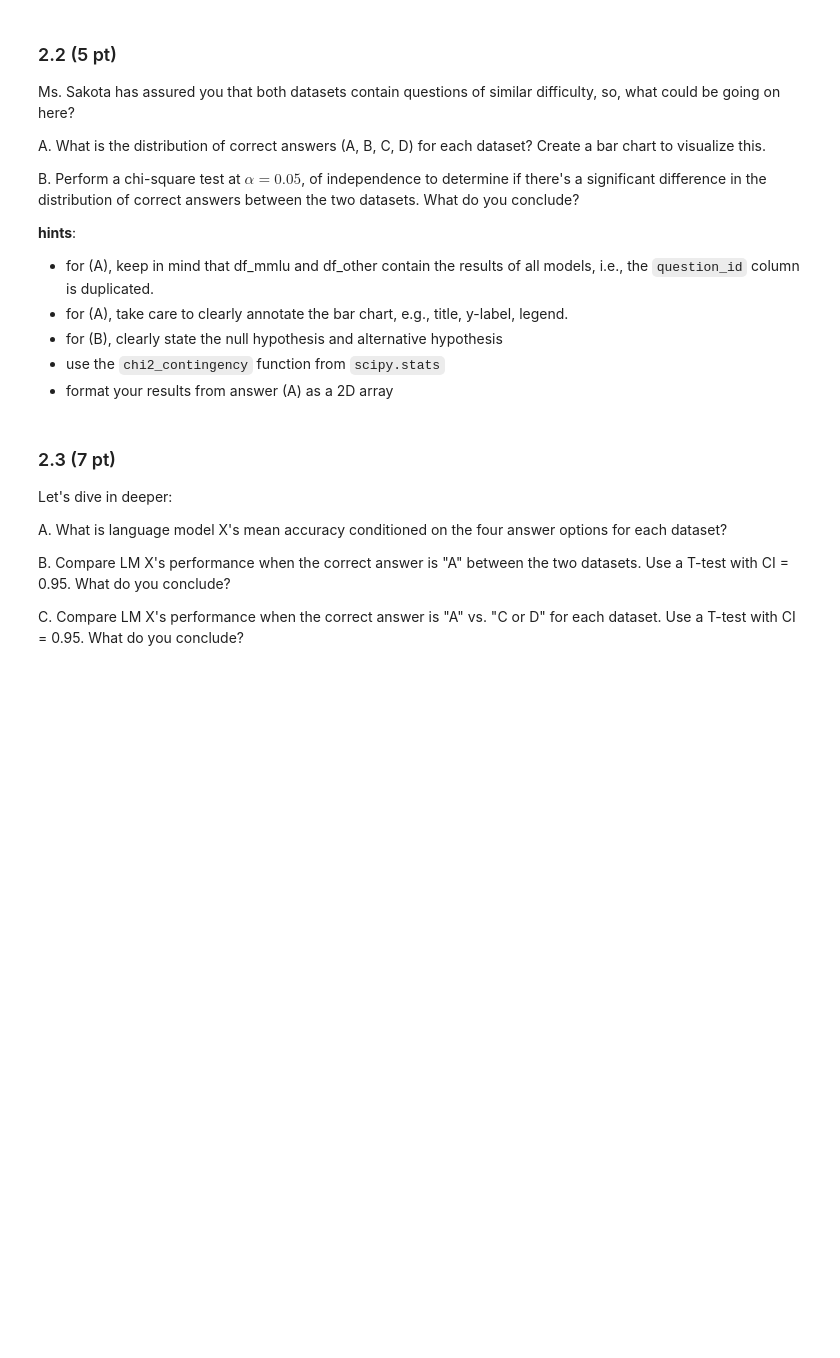
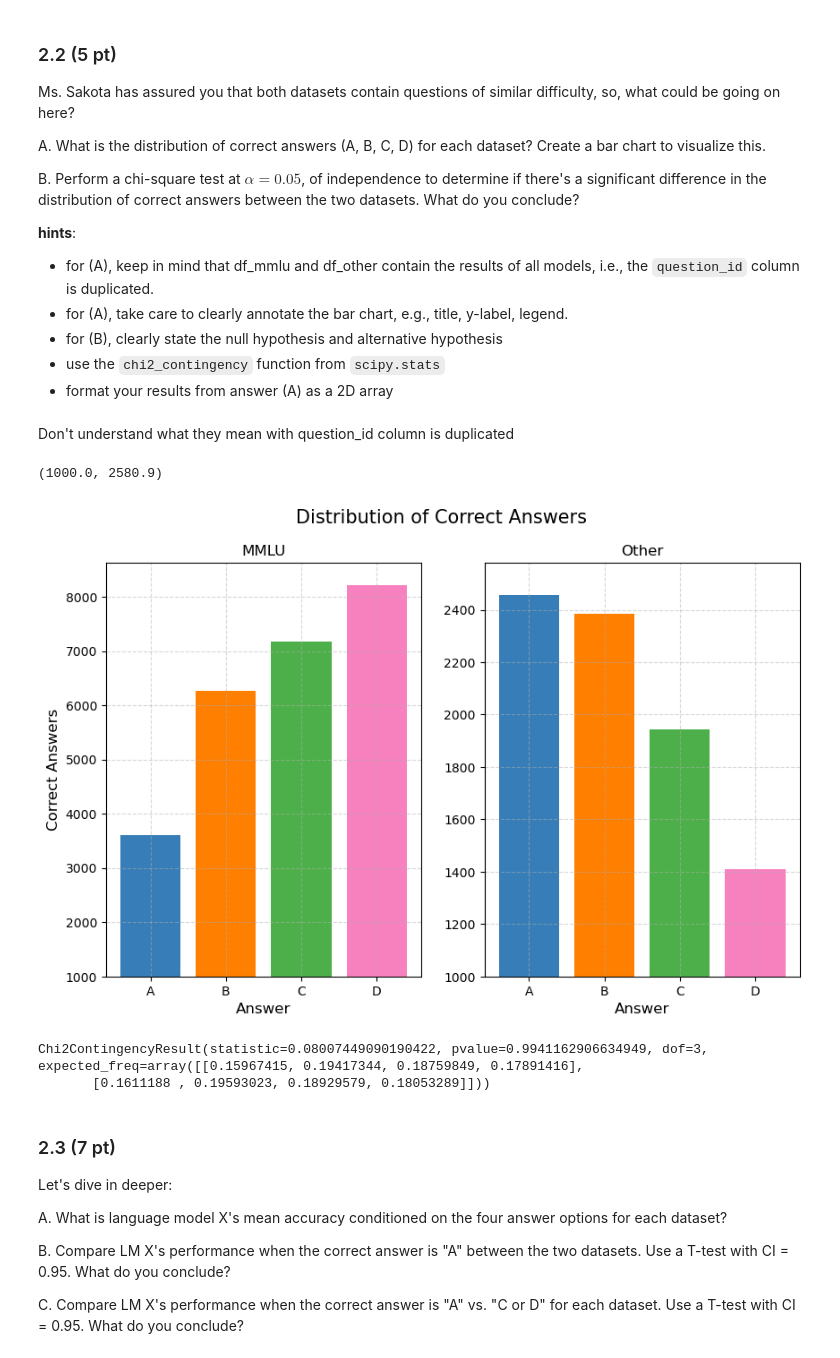
Before and after one commit to Luca-Engel/ADA-H1-Neutrality, a Jupyter notebook: analysis.ipynb, the cells around one changed output. Saved outputs shown, nothing was run; the diff lists cells and outputs as text; code cells hidden in the pictures; blank space fills up the shorter version.

```diff
--- a/analysis.ipynb
+++ b/analysis.ipynb
@@ -366,5 +436,41 @@ B. Perform a chi-square test at $\alpha = 0.05$, of independence to determine if
+# %% [markdown]
+Don't understand what they mean with question_id column is duplicated
+# %%
+# A
+df_mmlu_by_answer = pd.crosstab(df_mmlu['answer'], df_mmlu['correct'], margins=True)
+#df_mmlu_by_answer['proportion'] = df_mmlu_by_answer[True]/df_mmlu_by_answer['All']
+
+df_other_by_answer = pd.crosstab(df_other['answer'], df_other['correct'], margins=True)
+#df_other_by_answer['proportion'] = df_other_by_answer[True]/df_other_by_answer['All']
+# %%
+fig, (ax1, ax2) = plt.subplots(1,2, sharey=False, figsize = (10,6))
+fig.suptitle('Distribution of Correct Answers', fontsize = 15)
+answers = ['A', 'B', 'C', 'D']
+
+ax1.bar(answers, df_mmlu_by_answer[True].drop('All', axis=0), color = ['#377eb8', '#ff7f00', '#4daf4a', '#f781bf']) #colorblind friendly
+ax1.set_title('MMLU')
+ax1.set_xlabel('Answer', fontsize=12)
+ax1.set_ylabel('Correct Answers', fontsize=12)
+ax1.grid(True, linestyle='--', alpha=0.5)
+ax1.set_ylim(1000)
+
+
+ax2.bar(answers, df_other_by_answer[True].drop('All', axis=0), color = ['#377eb8', '#ff7f00', '#4daf4a', '#f781bf']) #colorblind friendly
+ax2.set_title('Other')
+ax2.set_xlabel('Answer', fontsize=12)
+ax2.grid(True, linestyle='--', alpha=0.5)
+ax2.set_ylim(1000)
+# %% [output]
+(1000.0, 2580.9)
+[figure, added]
 # %%
 # B
+normalized_mmlu= df_mmlu_by_answer[True].drop('All', axis=0)/df_mmlu_by_answer['All']['All']
+normalized_other = df_other_by_answer[True].drop('All', axis=0)/df_other_by_answer['All']['All']
+chi2_contingency([normalized_mmlu, normalized_other])
+# %% [output]
+Chi2ContingencyResult(statistic=0.08007449090190422, pvalue=0.9941162906634949, dof=3, expected_freq=array([[0.15967415, 0.19417344, 0.18759849, 0.17891416],
+       [0.1611188 , 0.19593023, 0.18929579, 0.18053289]]))
 # %% [markdown]
 ### 2.3 (7 pt)
 
```
Also changed, not shown: parts of 5 cells of this notebook.
